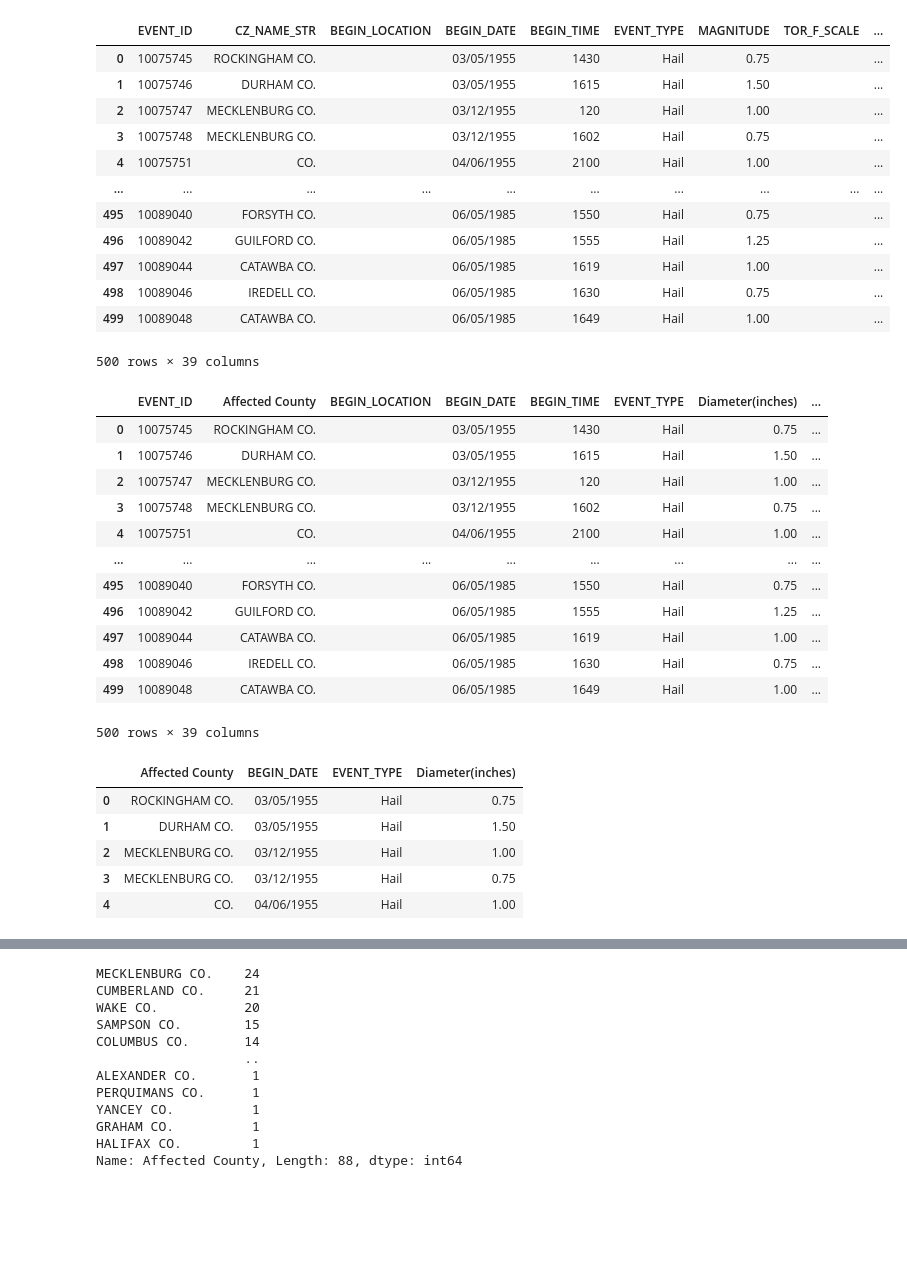
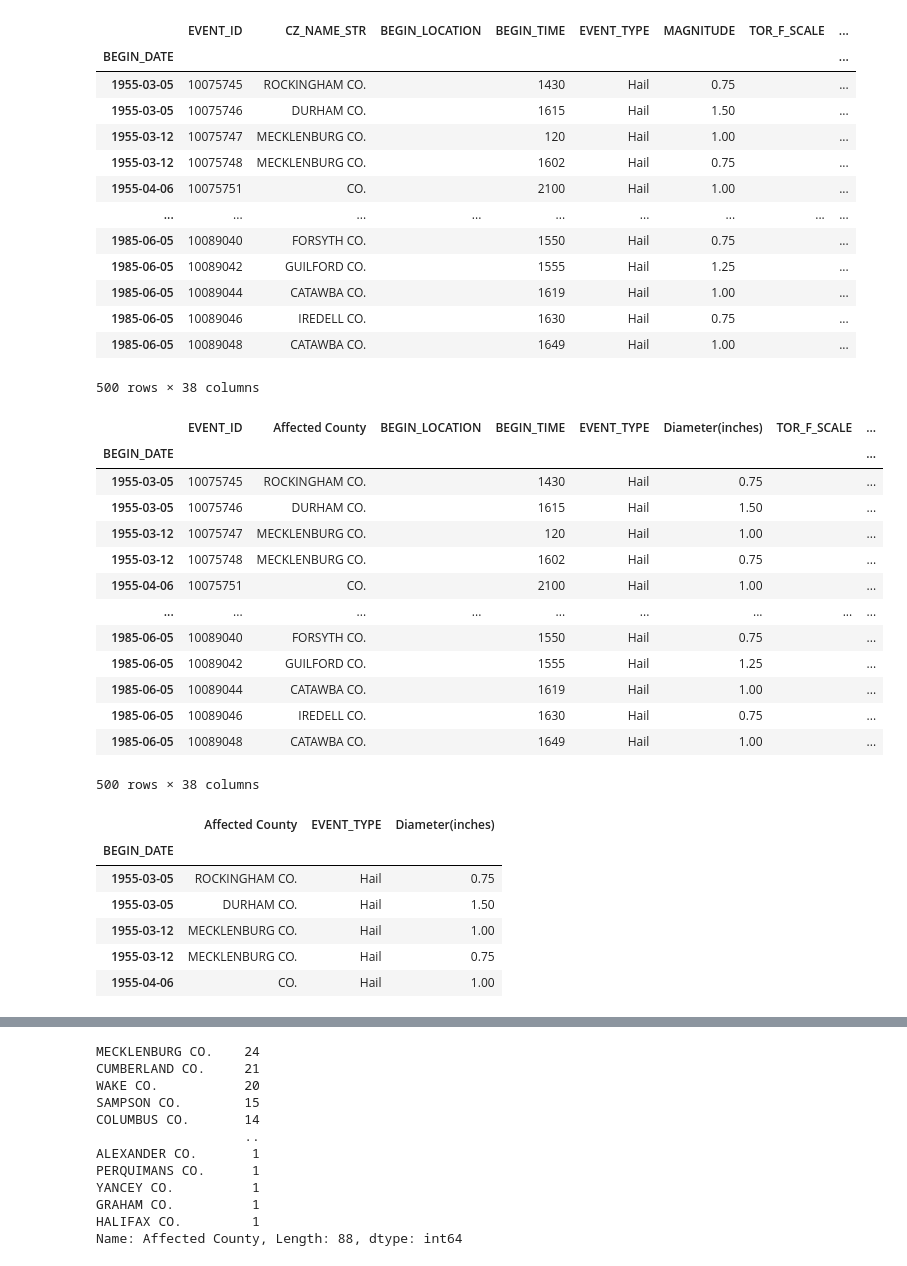
Before and after one commit to 1der4k/Data_Analysis_Project_1, a Jupyter notebook: nc_hail_report.ipynb, the cells around one changed output, grey strips where cells are left out. Saved outputs shown, nothing was run; the diff lists cells and outputs as text; code cells hidden in the pictures; blank space fills up the shorter version.

```diff
--- a/nc_hail_report.ipynb
+++ b/nc_hail_report.ipynb
@@ -10,48 +19,52 @@ from scipy.stats import linregress
 # %%
 noaa_data = "data/storm_data_search_results.csv"
-noaa = pd.read_csv(noaa_data)
+
+noaa = pd.read_csv(noaa_data, index_col='BEGIN_DATE', parse_dates = True)
 
 noaa_df = pd.DataFrame(noaa)
 noaa_df
 # %% [output]
-|  | EVENT_ID | CZ_NAME_STR | BEGIN_LOCATION | BEGIN_DATE | BEGIN_TIME | EVENT_TYPE | MAGNITUDE | TOR_F_SCALE | ... |
-| 0 | 10075745 | ROCKINGHAM CO. |  | 03/05/1955 | 1430 | Hail | 0.75 |  | ... |
-| 1 | 10075746 | DURHAM CO. |  | 03/05/1955 | 1615 | Hail | 1.50 |  | ... |
-| 2 | 10075747 | MECKLENBURG CO. |  | 03/12/1955 | 120 | Hail | 1.00 |  | ... |
-| 3 | 10075748 | MECKLENBURG CO. |  | 03/12/1955 | 1602 | Hail | 0.75 |  | ... |
-| 4 | 10075751 | CO. |  | 04/06/1955 | 2100 | Hail | 1.00 |  | ... |
-| ... | ... | ... | ... | ... | ... | ... | ... | ... | ... |
-| 495 | 10089040 | FORSYTH CO. |  | 06/05/1985 | 1550 | Hail | 0.75 |  | ... |
-| 496 | 10089042 | GUILFORD CO. |  | 06/05/1985 | 1555 | Hail | 1.25 |  | ... |
-| 497 | 10089044 | CATAWBA CO. |  | 06/05/1985 | 1619 | Hail | 1.00 |  | ... |
-| 498 | 10089046 | IREDELL CO. |  | 06/05/1985 | 1630 | Hail | 0.75 |  | ... |
-| 499 | 10089048 | CATAWBA CO. |  | 06/05/1985 | 1649 | Hail | 1.00 |  | ... |
+|  | EVENT_ID | CZ_NAME_STR | BEGIN_LOCATION | BEGIN_TIME | EVENT_TYPE | MAGNITUDE | TOR_F_SCALE | ... |
+| BEGIN_DATE |  |  |  |  |  |  |  | ... |
+| 1955-03-05 | 10075745 | ROCKINGHAM CO. |  | 1430 | Hail | 0.75 |  | ... |
+| 1955-03-05 | 10075746 | DURHAM CO. |  | 1615 | Hail | 1.50 |  | ... |
+| 1955-03-12 | 10075747 | MECKLENBURG CO. |  | 120 | Hail | 1.00 |  | ... |
+| 1955-03-12 | 10075748 | MECKLENBURG CO. |  | 1602 | Hail | 0.75 |  | ... |
+| 1955-04-06 | 10075751 | CO. |  | 2100 | Hail | 1.00 |  | ... |
+| ... | ... | ... | ... | ... | ... | ... | ... | ... |
+| 1985-06-05 | 10089040 | FORSYTH CO. |  | 1550 | Hail | 0.75 |  | ... |
+| 1985-06-05 | 10089042 | GUILFORD CO. |  | 1555 | Hail | 1.25 |  | ... |
+| 1985-06-05 | 10089044 | CATAWBA CO. |  | 1619 | Hail | 1.00 |  | ... |
+| 1985-06-05 | 10089046 | IREDELL CO. |  | 1630 | Hail | 0.75 |  | ... |
+| 1985-06-05 | 10089048 | CATAWBA CO. |  | 1649 | Hail | 1.00 |  | ... |
-500 rows × 39 columns
+500 rows × 38 columns
 # %%
 noaa_renamed_df = noaa_df.rename(columns={"CZ_NAME_STR": "Affected County",
                                           "MAGNITUDE": "Diameter(inches)"})
 noaa_renamed_df
 # %% [output]
-|  | EVENT_ID | Affected County | BEGIN_LOCATION | BEGIN_DATE | BEGIN_TIME | EVENT_TYPE | Diameter(inches) | ... |
-| 0 | 10075745 | ROCKINGHAM CO. |  | 03/05/1955 | 1430 | Hail | 0.75 | ... |
-| 1 | 10075746 | DURHAM CO. |  | 03/05/1955 | 1615 | Hail | 1.50 | ... |
-| 2 | 10075747 | MECKLENBURG CO. |  | 03/12/1955 | 120 | Hail | 1.00 | ... |
-| 3 | 10075748 | MECKLENBURG CO. |  | 03/12/1955 | 1602 | Hail | 0.75 | ... |
-| 4 | 10075751 | CO. |  | 04/06/1955 | 2100 | Hail | 1.00 | ... |
+|  | EVENT_ID | Affected County | BEGIN_LOCATION | BEGIN_TIME | EVENT_TYPE | Diameter(inches) | TOR_F_SCALE | ... |
+| BEGIN_DATE |  |  |  |  |  |  |  | ... |
+| 1955-03-05 | 10075745 | ROCKINGHAM CO. |  | 1430 | Hail | 0.75 |  | ... |
+| 1955-03-05 | 10075746 | DURHAM CO. |  | 1615 | Hail | 1.50 |  | ... |
+| 1955-03-12 | 10075747 | MECKLENBURG CO. |  | 120 | Hail | 1.00 |  | ... |
+| 1955-03-12 | 10075748 | MECKLENBURG CO. |  | 1602 | Hail | 0.75 |  | ... |
+| 1955-04-06 | 10075751 | CO. |  | 2100 | Hail | 1.00 |  | ... |
 | ... | ... | ... | ... | ... | ... | ... | ... | ... |
-| 495 | 10089040 | FORSYTH CO. |  | 06/05/1985 | 1550 | Hail | 0.75 | ... |
-| 496 | 10089042 | GUILFORD CO. |  | 06/05/1985 | 1555 | Hail | 1.25 | ... |
-| 497 | 10089044 | CATAWBA CO. |  | 06/05/1985 | 1619 | Hail | 1.00 | ... |
-| 498 | 10089046 | IREDELL CO. |  | 06/05/1985 | 1630 | Hail | 0.75 | ... |
-| 499 | 10089048 | CATAWBA CO. |  | 06/05/1985 | 1649 | Hail | 1.00 | ... |
+| 1985-06-05 | 10089040 | FORSYTH CO. |  | 1550 | Hail | 0.75 |  | ... |
+| 1985-06-05 | 10089042 | GUILFORD CO. |  | 1555 | Hail | 1.25 |  | ... |
+| 1985-06-05 | 10089044 | CATAWBA CO. |  | 1619 | Hail | 1.00 |  | ... |
+| 1985-06-05 | 10089046 | IREDELL CO. |  | 1630 | Hail | 0.75 |  | ... |
+| 1985-06-05 | 10089048 | CATAWBA CO. |  | 1649 | Hail | 1.00 |  | ... |
-500 rows × 39 columns
+500 rows × 38 columns
 # %%
-nc_hail_df = noaa_renamed_df[["Affected County", "BEGIN_DATE", "EVENT_TYPE", "Diameter(inches)"]]
+nc_hail_df = noaa_renamed_df[["Affected County", "EVENT_TYPE", "Diameter(inches)"]]
 nc_hail_df.head()
 # %% [output]
-|  | Affected County | BEGIN_DATE | EVENT_TYPE | Diameter(inches) |
-| 0 | ROCKINGHAM CO. | 03/05/1955 | Hail | 0.75 |
-| 1 | DURHAM CO. | 03/05/1955 | Hail | 1.50 |
-| 2 | MECKLENBURG CO. | 03/12/1955 | Hail | 1.00 |
-| 3 | MECKLENBURG CO. | 03/12/1955 | Hail | 0.75 |
-| 4 | CO. | 04/06/1955 | Hail | 1.00 |
+|  | Affected County | EVENT_TYPE | Diameter(inches) |
+| BEGIN_DATE |  |  |  |
+| 1955-03-05 | ROCKINGHAM CO. | Hail | 0.75 |
+| 1955-03-05 | DURHAM CO. | Hail | 1.50 |
+| 1955-03-12 | MECKLENBURG CO. | Hail | 1.00 |
+| 1955-03-12 | MECKLENBURG CO. | Hail | 0.75 |
+| 1955-04-06 | CO. | Hail | 1.00 |
```
Also changed, not shown: parts of 14 cells of this notebook.
